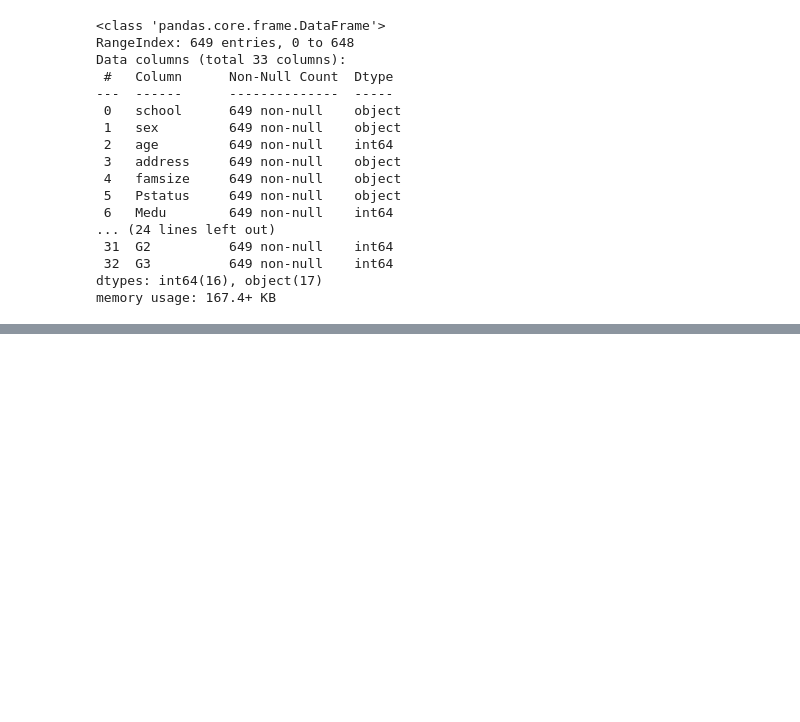
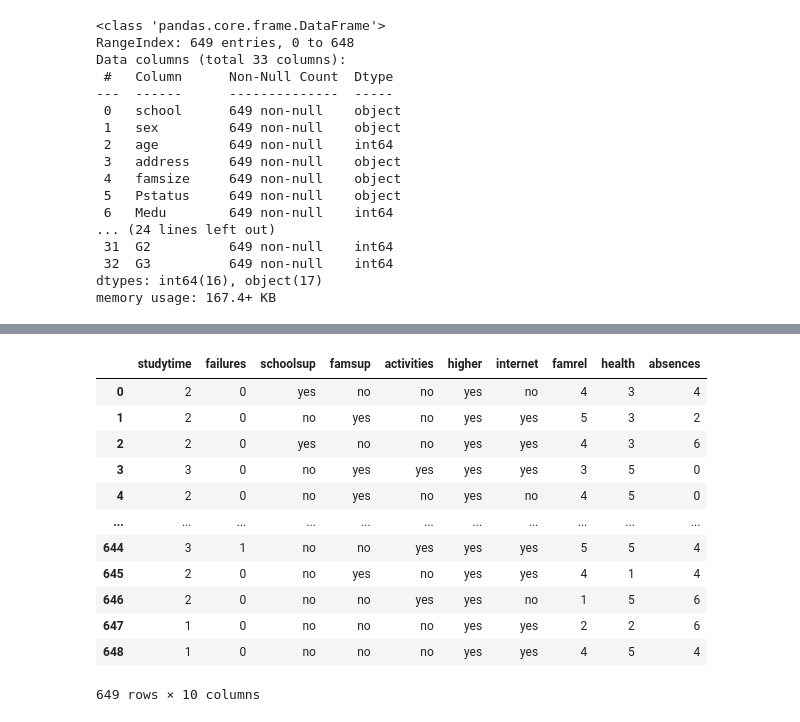
Before and after one commit to Bile-Initiative-AIML-Track/aiml-track-resources, a Jupyter notebook: machine-learning/student_at_risk.ipynb, the cells around one changed output, grey strips where cells are left out. Drawn from its saved outputs; the diff is of its cells as text; code cells hidden in the pictures; blank space fills up the shorter version.

```diff
--- a/machine-learning/student_at_risk.ipynb
+++ b/machine-learning/student_at_risk.ipynb
@@ -54,0 +132,2 @@ memory usage: 167.4+ KB
+# %%
+new_df["school"]=new_df["school"].fillna(new_df["school"].mode()[0])
@@ -54,0 +163,2 @@ memory usage: 167.4+ KB
+# %%
+new_df=new_df.drop_duplicates()
@@ -54,0 +175,2 @@ memory usage: 167.4+ KB
+# %%
+new_df["at_risk"]=(new_df["G3"]<10).astype(int)
@@ -54,0 +187,23 @@ memory usage: 167.4+ KB
+# %%
+features = [
+    "studytime", "failures", "schoolsup", "famsup", "activities",
+    "higher", "internet", "famrel", "health", "absences"
+]
+
+X=new_df[features].copy()
+# %%
+X
+# %% [output]
+|  | studytime | failures | schoolsup | famsup | activities | higher | internet | famrel | health | absences |
+| 0 | 2 | 0 | yes | no | no | yes | no | 4 | 3 | 4 |
+| 1 | 2 | 0 | no | yes | no | yes | yes | 5 | 3 | 2 |
+| 2 | 2 | 0 | yes | no | no | yes | yes | 4 | 3 | 6 |
+| 3 | 3 | 0 | no | yes | yes | yes | yes | 3 | 5 | 0 |
+| 4 | 2 | 0 | no | yes | no | yes | no | 4 | 5 | 0 |
+| ... | ... | ... | ... | ... | ... | ... | ... | ... | ... | ... |
+| 644 | 3 | 1 | no | no | yes | yes | yes | 5 | 5 | 4 |
+| 645 | 2 | 0 | no | yes | no | yes | yes | 4 | 1 | 4 |
+| 646 | 2 | 0 | no | no | yes | yes | no | 1 | 5 | 6 |
+| 647 | 1 | 0 | no | no | no | yes | yes | 2 | 2 | 6 |
+| 648 | 1 | 0 | no | no | no | yes | yes | 4 | 5 | 4 |
+649 rows × 10 columns
```
Also changed, not shown: parts of 24 cells of this notebook.
